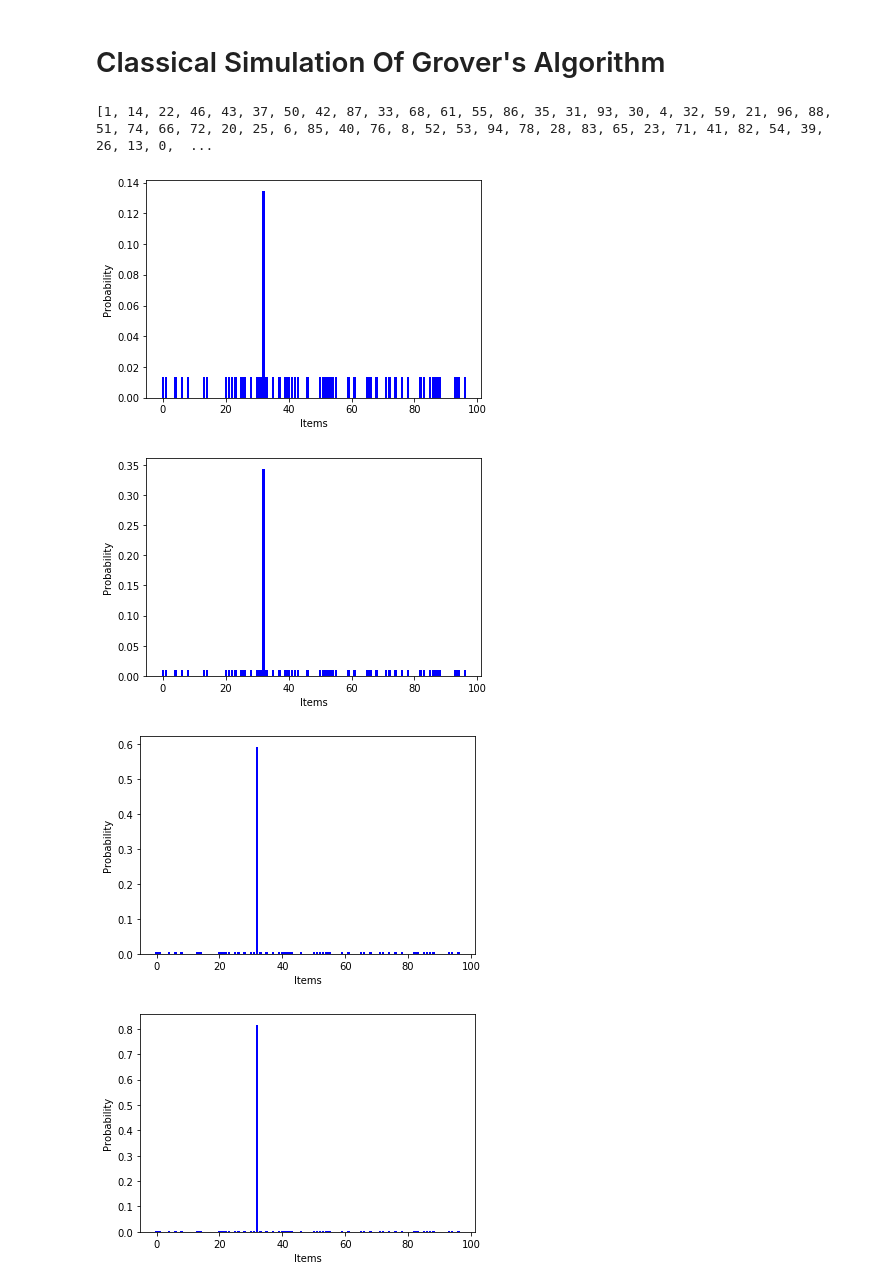
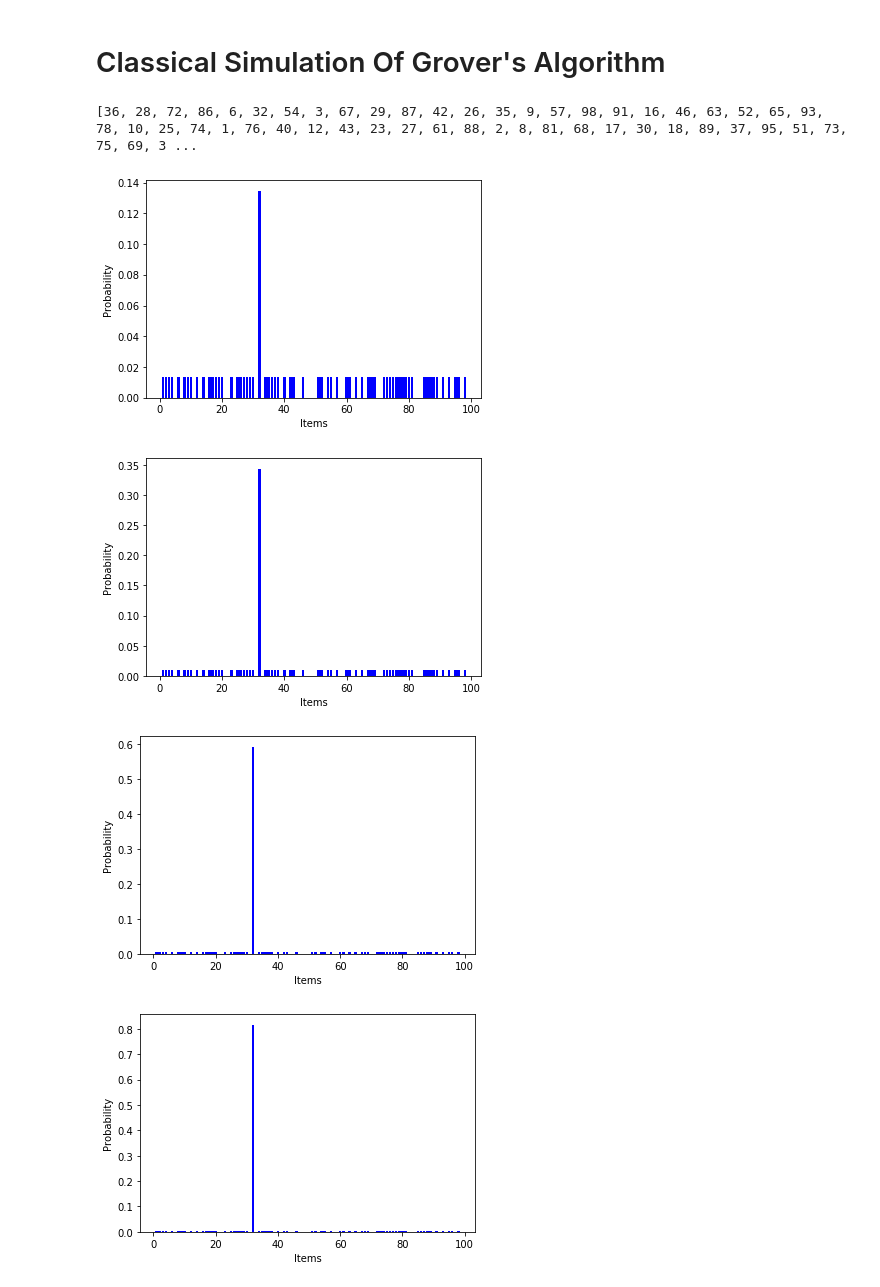
Before and after one commit to sid1993/qbitwise, a Jupyter notebook: Grover's.ipynb, the cells around one changed output. Drawn from its saved outputs; the diff is of its cells as text; code cells hidden in the pictures.

```diff
--- a/Grover's.ipynb
+++ b/Grover's.ipynb
@@ -47,20 +47,20 @@ def grover(datalist,key):
          datalist.append(0)
     grover_search(qubits_needed,datalist,key)
 # %%
-datalist = random.sample(range(1, 100), 50)
+datalist = random.sample(range(1, 100), 64)
 grover(datalist,32)
 print(datalist)
 result ={}
 for plot in plots:
     for i in range(len(plot)):
         result[datalist[i]] = plot[i]
     plt.bar(result.keys(), result.values(),color='b')
     plt.ylabel("Probability")
     plt.xlabel("Items")
     plt.show()
 # %% [output]
-[1, 14, 22, 46, 43, 37, 50, 42, 87, 33, 68, 61, 55, 86, 35, 31, 93, 30, 4, 32, 59, 21, 96, 88, 51, 74, 66, 72, 20, 25, 6, 85, 40, 76, 8, 52, 53, 94, 78, 28, 83, 65, 23, 71, 41, 82, 54, 39, 26, 13, 0,  ...
+[36, 28, 72, 86, 6, 32, 54, 3, 67, 29, 87, 42, 26, 35, 9, 57, 98, 91, 16, 46, 63, 52, 65, 93, 78, 10, 25, 74, 1, 76, 40, 12, 43, 23, 27, 61, 88, 2, 8, 81, 68, 17, 30, 18, 89, 37, 95, 51, 73, 75, 69, 3 ...
-[figure, old version]
+[figure, new version]
-[figure, old version]
+[figure, new version]
-[figure, old version]
+[figure, new version]
-[figure, old version]
+[figure, new version]
```
Also changed, not shown: parts of 1 cell of this notebook.
